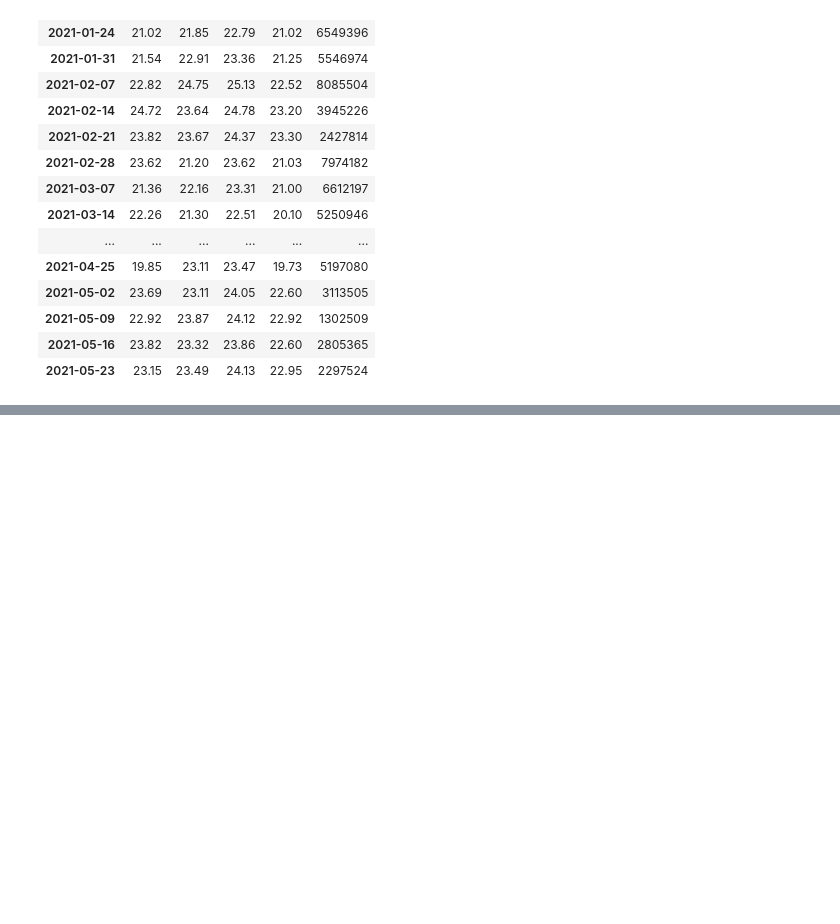
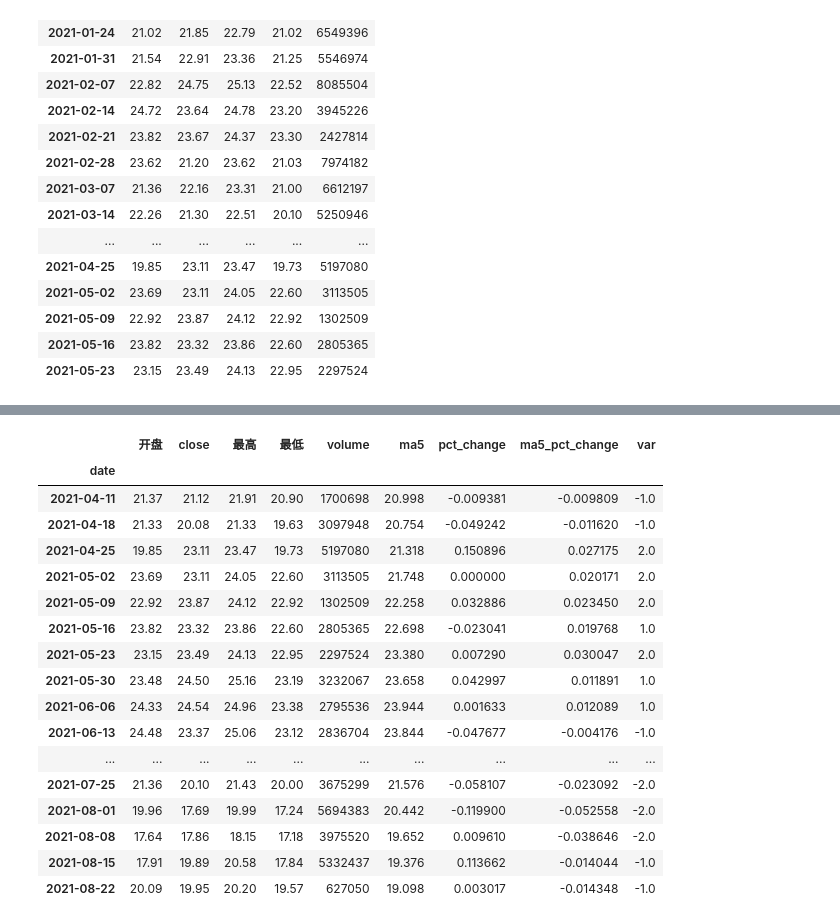
Before and after one commit to unixniu/pyAnalytics, a Jupyter notebook: akshare.ipynb, the cells around one changed output, grey strips where cells are left out. Saved outputs shown, nothing was run; the diff lists cells and outputs as text; code cells hidden in the pictures; blank space fills up the shorter version.

Commit message:
new trend analysis - part 2

```diff
--- a/akshare.ipynb
+++ b/akshare.ipynb
@@ -86,0 +90,23 @@ IndexError: too many indices for array
+# %%
+imp.reload(takeoff_analysis)
+takeoff_analysis.prepare(w_df)
+w_df.tail(20)
+# %% [output]
+|  | 开盘 | close | 最高 | 最低 | volume | ma5 | pct_change | ma5_pct_change | var |
+| date |  |  |  |  |  |  |  |  |  |
+| 2021-04-11 | 21.37 | 21.12 | 21.91 | 20.90 | 1700698 | 20.998 | -0.009381 | -0.009809 | -1.0 |
+| 2021-04-18 | 21.33 | 20.08 | 21.33 | 19.63 | 3097948 | 20.754 | -0.049242 | -0.011620 | -1.0 |
+| 2021-04-25 | 19.85 | 23.11 | 23.47 | 19.73 | 5197080 | 21.318 | 0.150896 | 0.027175 | 2.0 |
+| 2021-05-02 | 23.69 | 23.11 | 24.05 | 22.60 | 3113505 | 21.748 | 0.000000 | 0.020171 | 2.0 |
+| 2021-05-09 | 22.92 | 23.87 | 24.12 | 22.92 | 1302509 | 22.258 | 0.032886 | 0.023450 | 2.0 |
+| 2021-05-16 | 23.82 | 23.32 | 23.86 | 22.60 | 2805365 | 22.698 | -0.023041 | 0.019768 | 1.0 |
+| 2021-05-23 | 23.15 | 23.49 | 24.13 | 22.95 | 2297524 | 23.380 | 0.007290 | 0.030047 | 2.0 |
+| 2021-05-30 | 23.48 | 24.50 | 25.16 | 23.19 | 3232067 | 23.658 | 0.042997 | 0.011891 | 1.0 |
+| 2021-06-06 | 24.33 | 24.54 | 24.96 | 23.38 | 2795536 | 23.944 | 0.001633 | 0.012089 | 1.0 |
+| 2021-06-13 | 24.48 | 23.37 | 25.06 | 23.12 | 2836704 | 23.844 | -0.047677 | -0.004176 | -1.0 |
+| ... | ... | ... | ... | ... | ... | ... | ... | ... | ... |
+| 2021-07-25 | 21.36 | 20.10 | 21.43 | 20.00 | 3675299 | 21.576 | -0.058107 | -0.023092 | -2.0 |
+| 2021-08-01 | 19.96 | 17.69 | 19.99 | 17.24 | 5694383 | 20.442 | -0.119900 | -0.052558 | -2.0 |
+| 2021-08-08 | 17.64 | 17.86 | 18.15 | 17.18 | 3975520 | 19.652 | 0.009610 | -0.038646 | -2.0 |
+| 2021-08-15 | 17.91 | 19.89 | 20.58 | 17.84 | 5332437 | 19.376 | 0.113662 | -0.014044 | -1.0 |
+| 2021-08-22 | 20.09 | 19.95 | 20.20 | 19.57 | 627050 | 19.098 | 0.003017 | -0.014348 | -1.0 |
```
Also changed, not shown: parts of 6 cells of this notebook, 1 other file.
